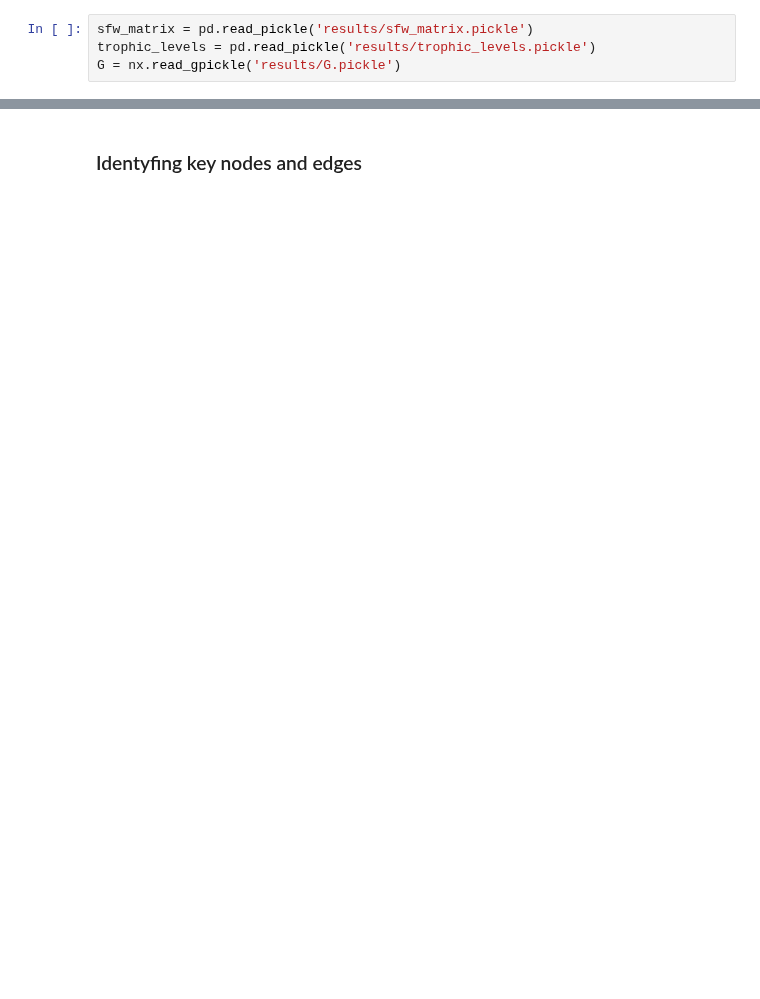
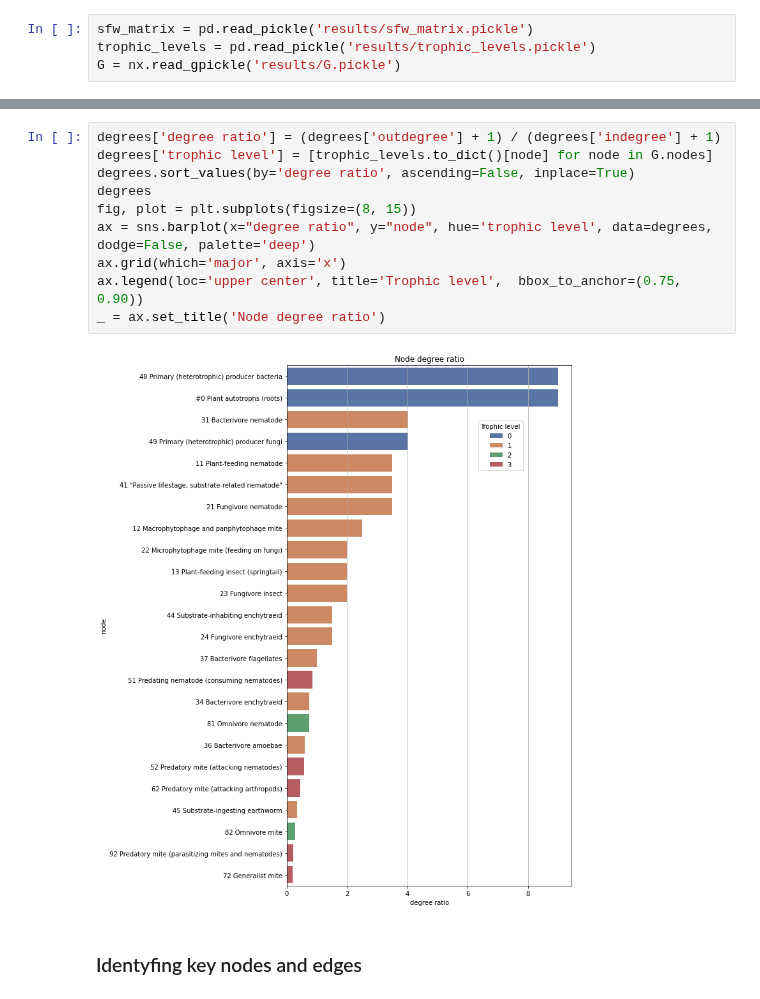
Before and after one commit to MartinMarzi/BEFANA, a Jupyter notebook: 3-network analysis.ipynb, the cells around one changed output, grey strips where cells are left out. Saved outputs shown, nothing was run; the diff lists cells and outputs as text; blank space fills up the shorter version.

```diff
--- a/3-network analysis.ipynb
+++ b/3-network analysis.ipynb
@@ -38,3 +41,15 @@ G = nx.read_gpickle('results/G.pickle')
+# %%
+degrees['degree ratio'] = (degrees['outdegree'] + 1) / (degrees['indegree'] + 1)
+degrees['trophic level'] = [trophic_levels.to_dict()[node] for node in G.nodes]
+degrees.sort_values(by='degree ratio', ascending=False, inplace=True)
+degrees
+fig, plot = plt.subplots(figsize=(8, 15))
+ax = sns.barplot(x="degree ratio", y="node", hue='trophic level', data=degrees, dodge=False, palette='deep')
+ax.grid(which='major', axis='x')
+ax.legend(loc='upper center', title='Trophic level',  bbox_to_anchor=(0.75, 0.90))
+_ = ax.set_title('Node degree ratio')
+# %% [output]
+[figure, added]
 # %% [markdown]
 ### Identyfing key nodes and edges
 # %% [markdown]
```
Also changed, not shown: parts of 13 cells of this notebook, 2 other files.
